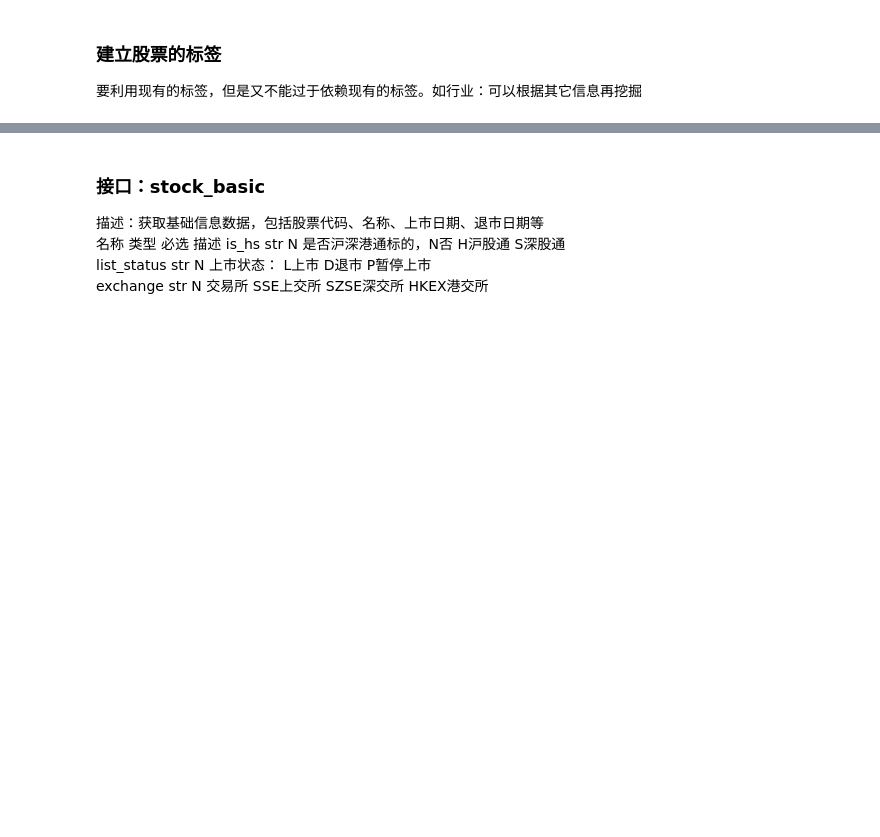
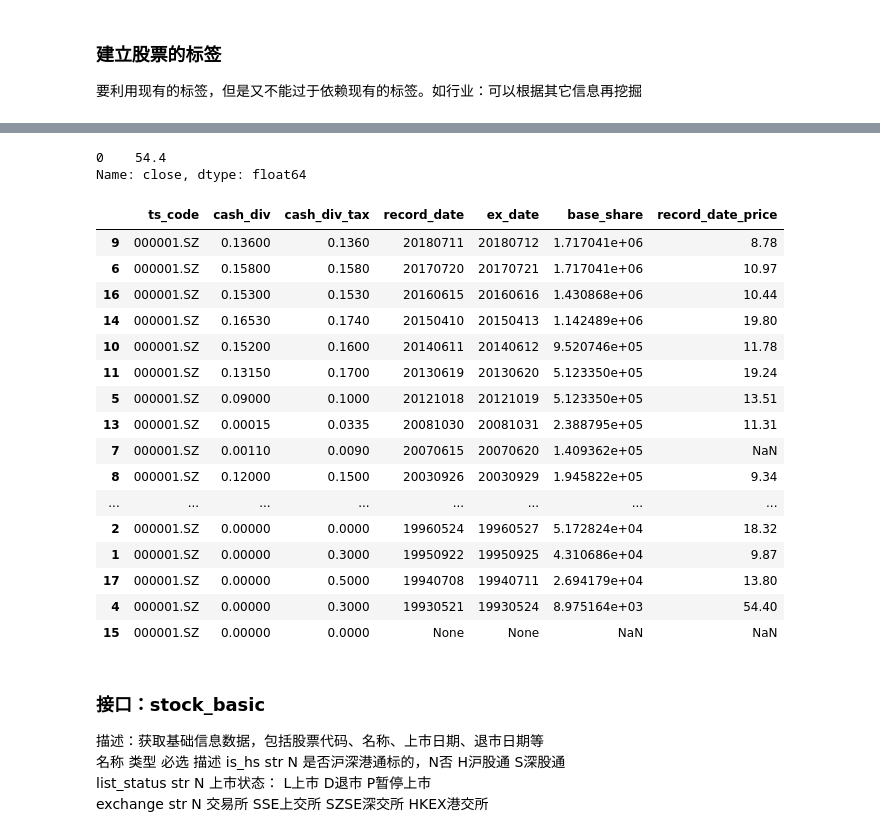
Before and after one commit to mayi140611/finance, a Jupyter notebook: 股票画像.ipynb, the cells around one changed output, grey strips where cells are left out. Saved outputs shown, nothing was run; the diff lists cells and outputs as text; code cells hidden in the pictures; blank space fills up the shorter version.

```diff
--- a/股票画像.ipynb
+++ b/股票画像.ipynb
@@ -14,0 +197,7 @@ pro = ts.pro_api()
+# %%
+#base_share: 基准股本
+# cash_div * base_share
+dff = pro.dividend(ts_code='000001.SZ', fields='ts_code,cash_div,cash_div_tax,record_date,ex_date,base_share')
+# %%
+dff1 = dff.sort_values('record_date',ascending=False)
+dff1
@@ -15,3 +224,31 @@ pro = ts.pro_api()
+# %%
+pro.daily(ts_code='000001.SZ', trade_date='19930521')['close']
+# %% [output]
+0    54.4
+Name: close, dtype: float64
+# %%
+
+dff1['record_date_price'] = dff1.apply(lambda x: pro.daily(ts_code=x['ts_code'], trade_date=x['record_date'])['close'] if x['record_date'] else None, axis=1)
+# %%
+dff1
+# %% [output]
+|  | ts_code | cash_div | cash_div_tax | record_date | ex_date | base_share | record_date_price |
+| 9 | 000001.SZ | 0.13600 | 0.1360 | 20180711 | 20180712 | 1.717041e+06 | 8.78 |
+| 6 | 000001.SZ | 0.15800 | 0.1580 | 20170720 | 20170721 | 1.717041e+06 | 10.97 |
+| 16 | 000001.SZ | 0.15300 | 0.1530 | 20160615 | 20160616 | 1.430868e+06 | 10.44 |
+| 14 | 000001.SZ | 0.16530 | 0.1740 | 20150410 | 20150413 | 1.142489e+06 | 19.80 |
+| 10 | 000001.SZ | 0.15200 | 0.1600 | 20140611 | 20140612 | 9.520746e+05 | 11.78 |
+| 11 | 000001.SZ | 0.13150 | 0.1700 | 20130619 | 20130620 | 5.123350e+05 | 19.24 |
+| 5 | 000001.SZ | 0.09000 | 0.1000 | 20121018 | 20121019 | 5.123350e+05 | 13.51 |
+| 13 | 000001.SZ | 0.00015 | 0.0335 | 20081030 | 20081031 | 2.388795e+05 | 11.31 |
+| 7 | 000001.SZ | 0.00110 | 0.0090 | 20070615 | 20070620 | 1.409362e+05 | NaN |
+| 8 | 000001.SZ | 0.12000 | 0.1500 | 20030926 | 20030929 | 1.945822e+05 | 9.34 |
+| ... | ... | ... | ... | ... | ... | ... | ... |
+| 2 | 000001.SZ | 0.00000 | 0.0000 | 19960524 | 19960527 | 5.172824e+04 | 18.32 |
+| 1 | 000001.SZ | 0.00000 | 0.3000 | 19950922 | 19950925 | 4.310686e+04 | 9.87 |
+| 17 | 000001.SZ | 0.00000 | 0.5000 | 19940708 | 19940711 | 2.694179e+04 | 13.80 |
+| 4 | 000001.SZ | 0.00000 | 0.3000 | 19930521 | 19930524 | 8.975164e+03 | 54.40 |
+| 15 | 000001.SZ | 0.00000 | 0.0000 | None | None | NaN | NaN |
 # %% [markdown]
 ### 接口：stock_basic
 描述：获取基础信息数据，包括股票代码、名称、上市日期、退市日期等
```
Also changed, not shown: parts of 29 cells of this notebook, 1 other file.
